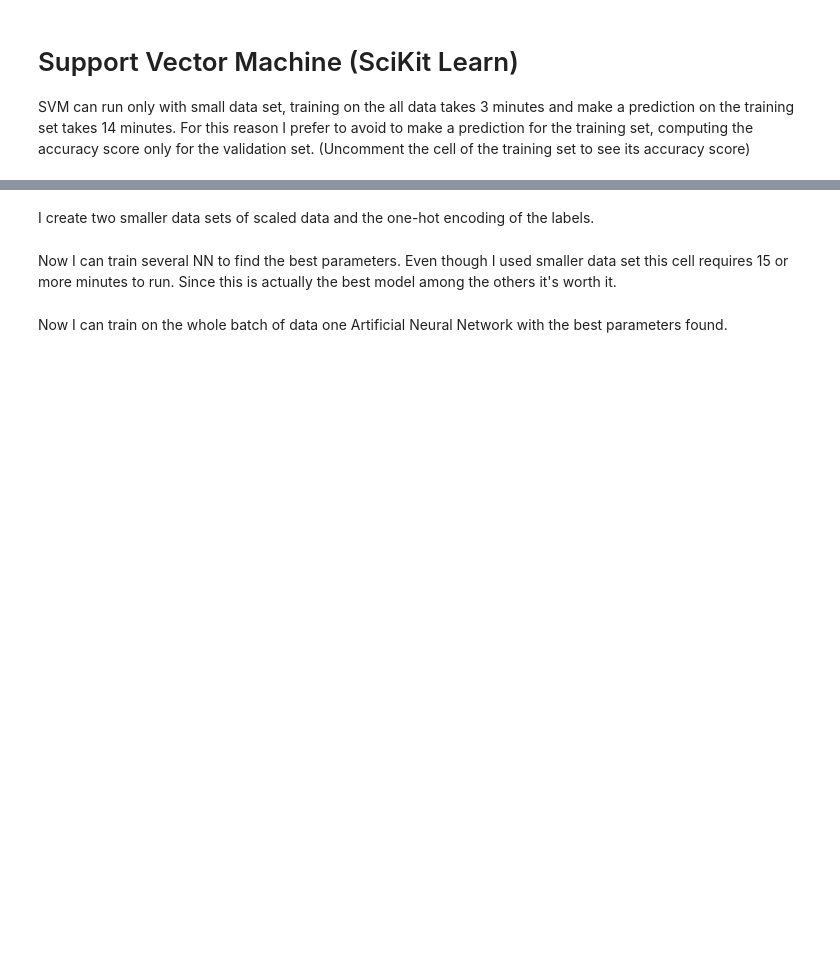
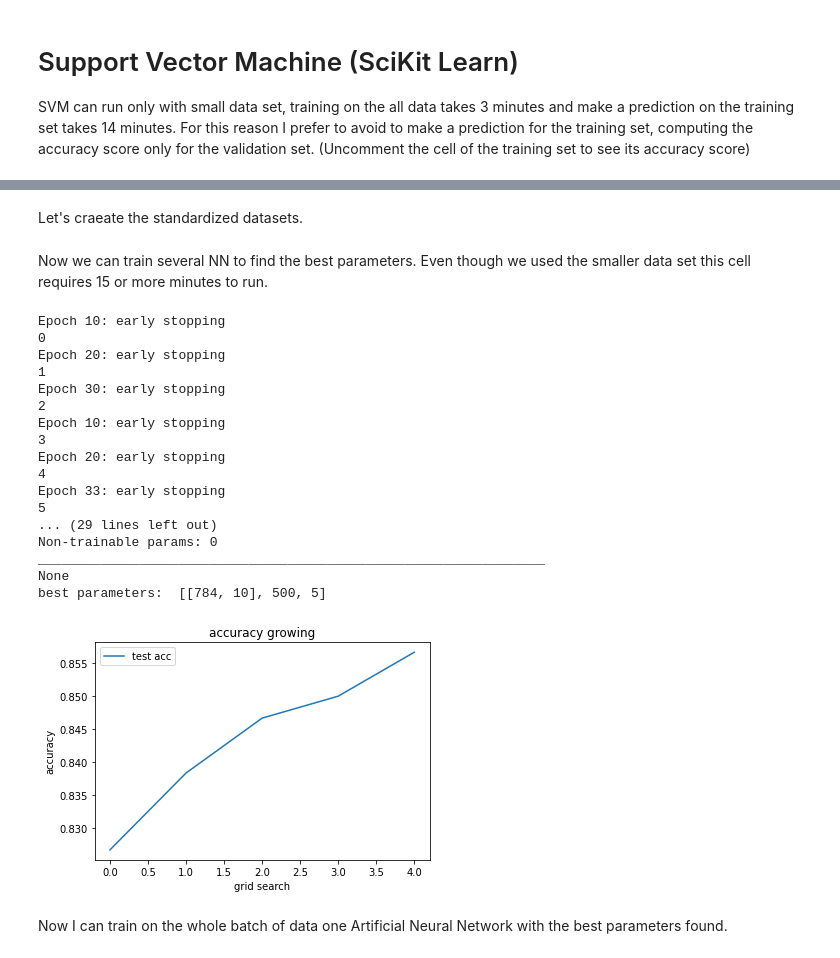
Before and after one commit to GianmarcoLattaruolo/Machine-Learning-Corso-Interno, a Jupyter notebook: Project_Bassi_Lattaruolo.ipynb, the cells around one changed output, grey strips where cells are left out. Saved outputs shown, nothing was run; the diff lists cells and outputs as text; code cells hidden in the pictures; blank space fills up the shorter version.

```diff
--- a/Project_Bassi_Lattaruolo.ipynb
+++ b/Project_Bassi_Lattaruolo.ipynb
@@ -204,7 +207,7 @@ def MLP(X,y,vector_units,n_epochs,stop,n_patience):
 
     #configure the model
     model.compile(loss='categorical_crossentropy',
-                optimizer='sgd',
+                optimizer='adam',
                 metrics=['accuracy'])
 
     #EarlyStopping
@@ -224,32 +227,32 @@ def MLP(X,y,vector_units,n_epochs,stop,n_patience):
                     callbacks=stop_er)
 
     return model,train
-# %% [markdown]
-I create two smaller data sets of scaled data and the one-hot encoding of the labels.
+# %% [markdown]
+Let's craeate the standardized datasets.
 # %%
-from sklearn.preprocessing import MinMaxScaler
 from sklearn.preprocessing import StandardScaler
 
-#smaller data set for the grid search
-minmax_scal=MinMaxScaler().fit(X_train_small)
-X_train_mms=minmax_scal.transform(X_train_small)
-X_val_mms=minmax_scal.transform(X_val_small)
+#standardized dataset
+standard_scal=StandardScaler().fit(X_train)
+X_train_ss=standard_scal.transform(X_train)
+X_val_ss=standard_scal.transform(X_val)
 
-#second smaller dataset for a comparison
-standard_scal=StandardScaler().fit(X_train_small)
-X_train_sss=standard_scal.transform(X_train_small)
-X_val_sss=standard_scal.transform(X_val_small)
+#smaller dataset for hyperparameter tuning
+X_train_ss_small=standard_scal.transform(X_train_small)
+X_val_ss_small=standard_scal.transform(X_val_small)
 
 #one hot encoding
-y_train_cs=to_categorical(y_train_small,10)
-y_val_cs=to_categorical(y_val_small,10)
+y_train_c = to_categorical(y_train,10)
+y_val_c = to_categorical(y_val,10)
+y_train_cs = to_categorical(y_train_small,10)
+y_val_cs = to_categorical(y_val_small,10)
 # %% [markdown]
-Now I can train several NN to find the best parameters.
-Even though I used smaller data set this cell requires 15 or more minutes to run. Since this is actually the best model among the others it's worth it.
+Now we can train several NN to find the best parameters.
+Even though we used the smaller data set this cell requires 15 or more minutes to run.
 # %%
 #parameters of the function
 
-#to avoid a 50 minutes run I put a shortes version of vector_units_list but the results is the same
+#to avoid a 50 minutes run we put a shortes version of vector_units_list but the results is the same
 # vector_units_list=[[784],[784,10],[500,200],[784,100,50],[784,200,50,10]] #long research
 vector_units_list=[[784],[784,10]]
 n_epochs_list=[100,500]
@@ -259,35 +262,54 @@ stop='True'
 acc=0
 accuracy_test=[]
 i=0
 #grid-search
 for n_epochs in n_epochs_list:
   for vector in vector_units_list:
     for n_patience in n_patience_list:
 
       #train a NN
-      m,t=MLP(X_train_mms,y_train_small,vector,n_epochs,stop,n_patience)
+      m,t=MLP(X_train_ss_small,y_train_small,vector,n_epochs,stop,n_patience)
       print(i)
       i+=1
       #save the greater accuracy
-      accuracy_val=m.evaluate(X_val_mms,y_val_cs,verbose=0)[1]
+      accuracy_val=m.evaluate(X_val_ss_small,y_val_cs,verbose=0)[1]
       if accuracy_val>acc:
         acc=accuracy_val
         win=[vector,n_epochs,n_patience]
         model=m
         accuracy_test.append(accuracy_val)
 
 print('\n\n\n')
 print(model.summary())
 print('best parameters: ',win)
 plt.plot(accuracy_test)
 plt.title(f"accuracy growing")
 plt.ylabel('accuracy')
 plt.xlabel('grid search')
 plt.legend(['test acc'], loc='upper left')
 plt.show()
 
 #expected output:
 # best parameters: [[784], 100, 15]
+# %% [output]
+Epoch 10: early stopping
+0
+Epoch 20: early stopping
+1
+Epoch 30: early stopping
+2
+Epoch 10: early stopping
+3
+Epoch 20: early stopping
+4
+Epoch 33: early stopping
+5
+... (29 lines left out)
+Non-trainable params: 0
+_________________________________________________________________
+None
+best parameters:  [[784, 10], 500, 5]
+[figure, added]
 # %% [markdown]
 Now I can train on the whole batch of data one Artificial Neural Network with the best parameters found.
 # %%
```
Also changed, not shown: parts of 17 cells of this notebook.
